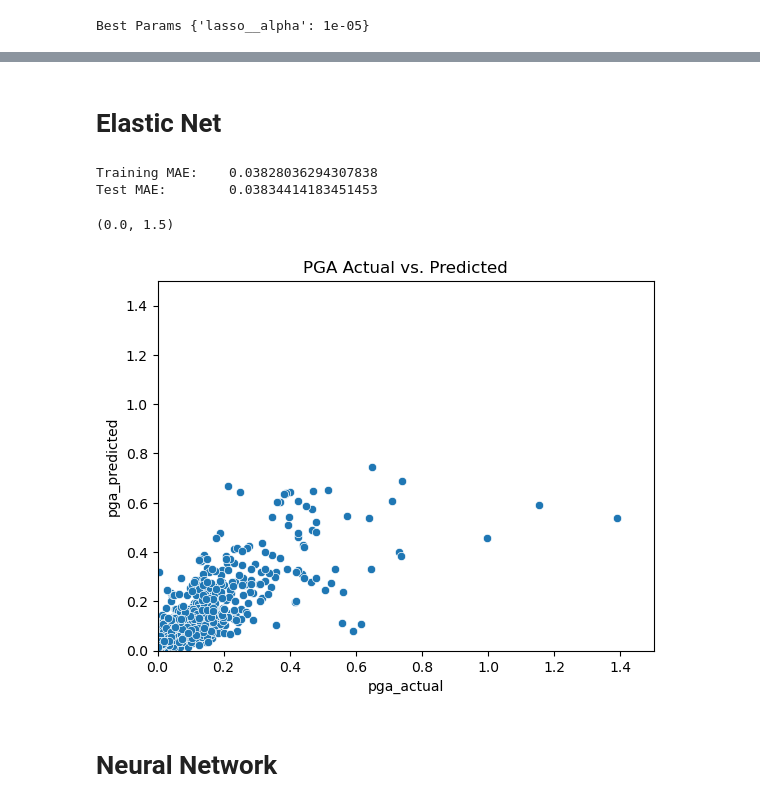
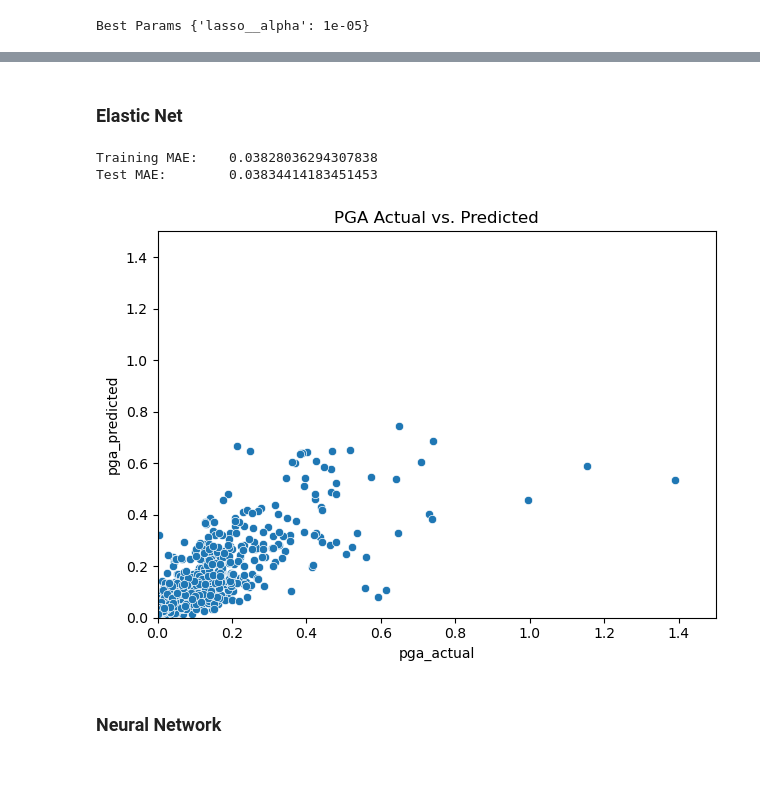
Before and after one commit to bilgeozcay/earthquake, a Jupyter notebook: analysis.ipynb, the cells around one changed output, grey strips where cells are left out. Saved outputs shown, nothing was run; the diff lists cells and outputs as text; code cells hidden in the pictures; blank space fills up the shorter version.

```diff
--- a/analysis.ipynb
+++ b/analysis.ipynb
@@ -590,31 +591,33 @@ Test MAE:        0.01315740138256727
 # %% [markdown]
-# Elastic Net
+### Elastic Net
 # %%
 #Elastic Net
 
 model = ElasticNet(alpha=0.1)
 models.append(model)
 training_mae, test_mae, results = run_model_get_results(X_train, X_test, y_train, y_test, model)
 
 model_names.append('ElasticNet-Features')
 models.append(model)
 training_maes.append(training_mae)
 test_maes.append(test_mae)
 
 print('Training MAE:\t', training_mae)
 print('Test MAE:\t', test_mae)
 
 fig, ax = plt.subplots()
 sns.scatterplot(data=res, x='pga_actual', y='pga_predicted', ax=ax).set(title='PGA Actual vs. Predicted')
 ax.set_xlim(0,1.5)
 ax.set_ylim(0,1.5)
+
+plt.tight_layout()
+plt.savefig('images/elastic_actual_pred.png')
 # %% [output]
 Training MAE:    0.03828036294307838
 Test MAE:        0.03834414183451453
-(0.0, 1.5)
-[figure, old version]
+[figure, new version]
 # %% [markdown]
-# Neural Network
+### Neural Network
 # %%
 #NeuralNetwork
 
```
Also changed, not shown: parts of 54 cells of this notebook.
